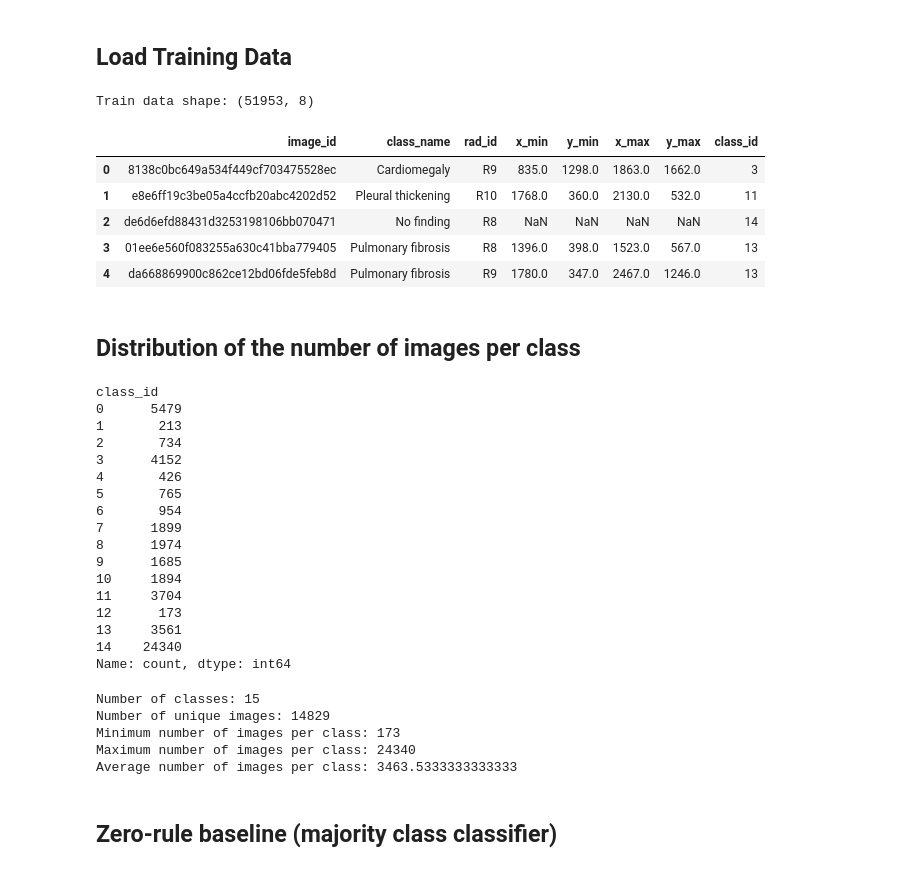
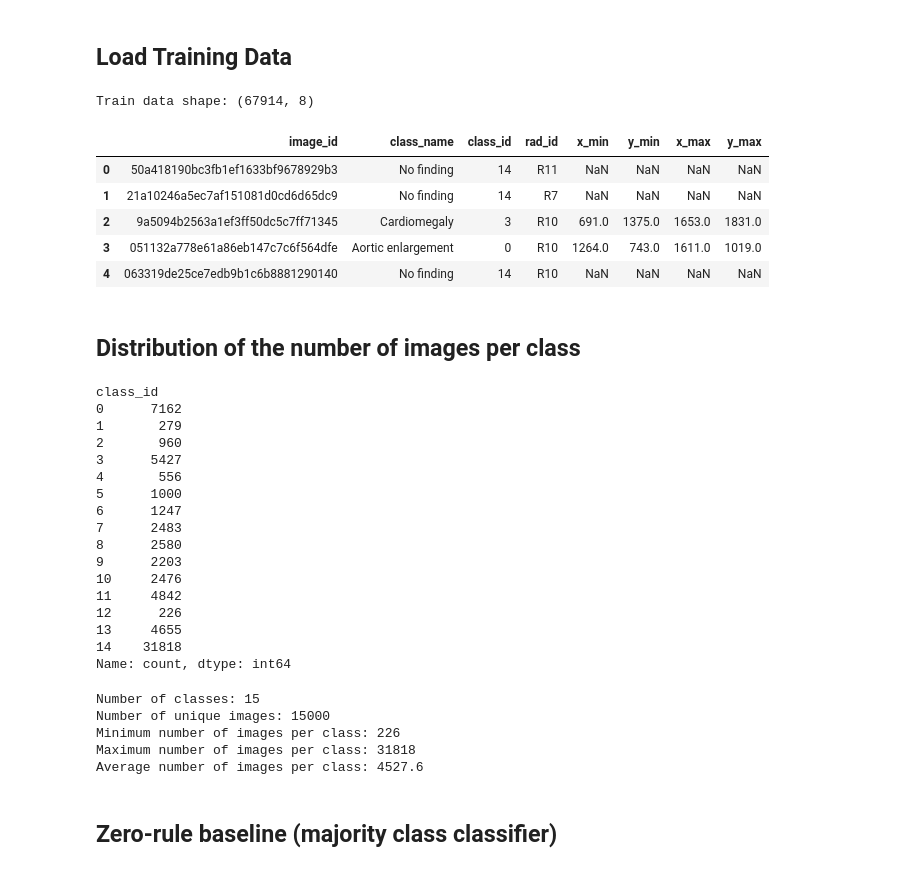
Before and after one commit to AlexisBalayre/chest-x-ray-abnormalities-detection, a Jupyter notebook: notebooks/dataset_analysis.ipynb, the cells around one changed output. Drawn from its saved outputs; the diff is of its cells as text; code cells hidden in the pictures.

```diff
--- a/dataset_analysis.ipynb
+++ b/notebooks/dataset_analysis.ipynb
@@ -8,17 +8,17 @@ import plotly.express as px
 # %% [markdown]
 ## Load Training Data
 # %%
-train_df = pd.read_csv('/Users/alexis/Cranfield/AI/assignment/data/train.csv')
+train_df = pd.read_csv('/Users/alexis/Cranfield/AI/assignment/data/train_full_dataset.csv')
 print("Train data shape:", train_df.shape)
 train_df.head()
 # %% [output]
-Train data shape: (51953, 8)
+Train data shape: (67914, 8)
-|  | image_id | class_name | rad_id | x_min | y_min | x_max | y_max | class_id |
-| 0 | 8138c0bc649a534f449cf703475528ec | Cardiomegaly | R9 | 835.0 | 1298.0 | 1863.0 | 1662.0 | 3 |
-| 1 | e8e6ff19c3be05a4ccfb20abc4202d52 | Pleural thickening | R10 | 1768.0 | 360.0 | 2130.0 | 532.0 | 11 |
-| 2 | de6d6efd88431d3253198106bb070471 | No finding | R8 | NaN | NaN | NaN | NaN | 14 |
-| 3 | 01ee6e560f083255a630c41bba779405 | Pulmonary fibrosis | R8 | 1396.0 | 398.0 | 1523.0 | 567.0 | 13 |
-| 4 | da668869900c862ce12bd06fde5feb8d | Pulmonary fibrosis | R9 | 1780.0 | 347.0 | 2467.0 | 1246.0 | 13 |
+|  | image_id | class_name | class_id | rad_id | x_min | y_min | x_max | y_max |
+| 0 | 50a418190bc3fb1ef1633bf9678929b3 | No finding | 14 | R11 | NaN | NaN | NaN | NaN |
+| 1 | 21a10246a5ec7af151081d0cd6d65dc9 | No finding | 14 | R7 | NaN | NaN | NaN | NaN |
+| 2 | 9a5094b2563a1ef3ff50dc5c7ff71345 | Cardiomegaly | 3 | R10 | 691.0 | 1375.0 | 1653.0 | 1831.0 |
+| 3 | 051132a778e61a86eb147c7c6f564dfe | Aortic enlargement | 0 | R10 | 1264.0 | 743.0 | 1611.0 | 1019.0 |
+| 4 | 063319de25ce7edb9b1c6b8881290140 | No finding | 14 | R10 | NaN | NaN | NaN | NaN |
 # %% [markdown]
 ## Distribution of the number of images per class
 # %%
@@ -28,21 +28,21 @@ label_counts = label_counts.sort_index()
 label_counts
 # %% [output]
 class_id
-0      5479
-1       213
-2       734
-3      4152
-4       426
-5       765
-6       954
-7      1899
-8      1974
-9      1685
-10     1894
-11     3704
-12      173
-13     3561
-14    24340
+0      7162
+1       279
+2       960
+3      5427
+4       556
+5      1000
+6      1247
+7      2483
+8      2580
+9      2203
+10     2476
+11     4842
+12      226
+13     4655
+14    31818
 Name: count, dtype: int64
 # %%
 class_counts = train_df["class_id"].value_counts()
@@ -74,10 +74,10 @@ print("Maximum number of images per class:", max(train_counter.values()))
 print("Average number of images per class:", sum(train_counter.values()) / len(train_counter))
 # %% [output]
 Number of classes: 15
-Number of unique images: 14829
-Minimum number of images per class: 173
-Maximum number of images per class: 24340
-Average number of images per class: 3463.5333333333333
+Number of unique images: 15000
+Minimum number of images per class: 226
+Maximum number of images per class: 31818
+Average number of images per class: 4527.6
 # %% [markdown]
 ## Zero-rule baseline (majority class classifier)
 # %%
```
Also changed, not shown: parts of 3 cells of this notebook, 7 other files.
